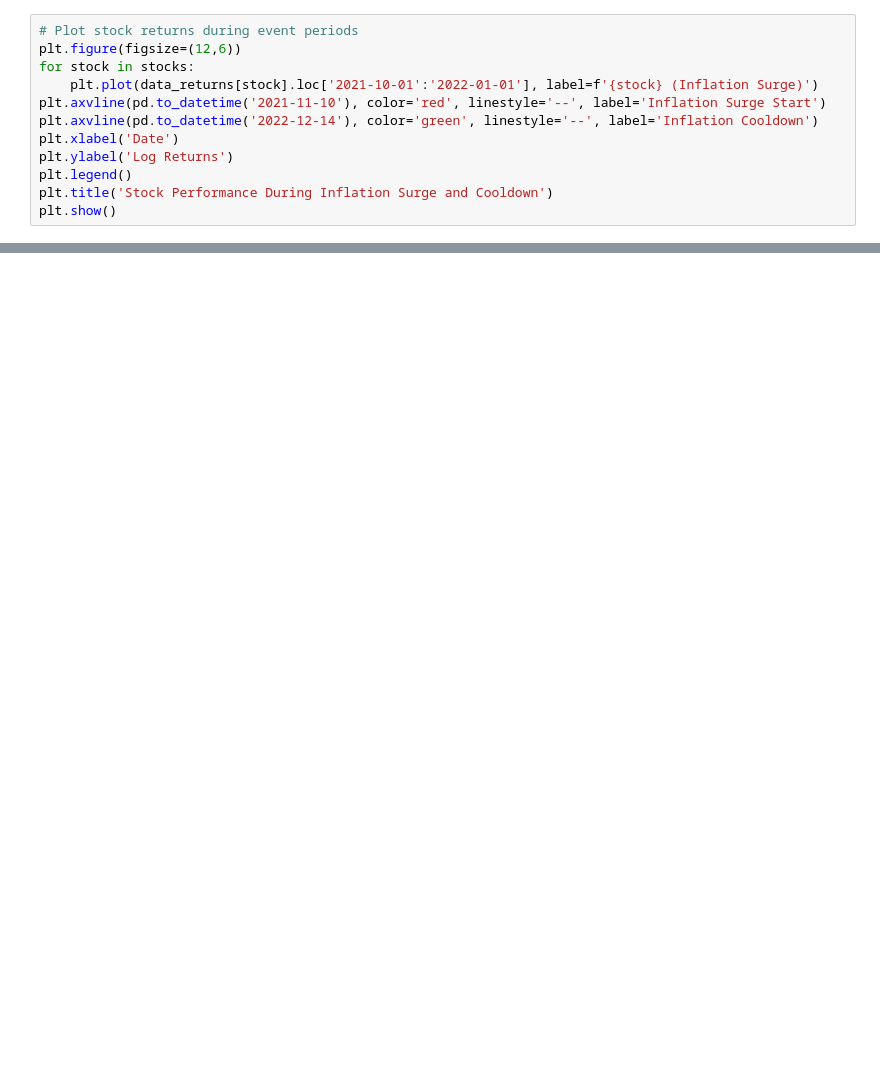
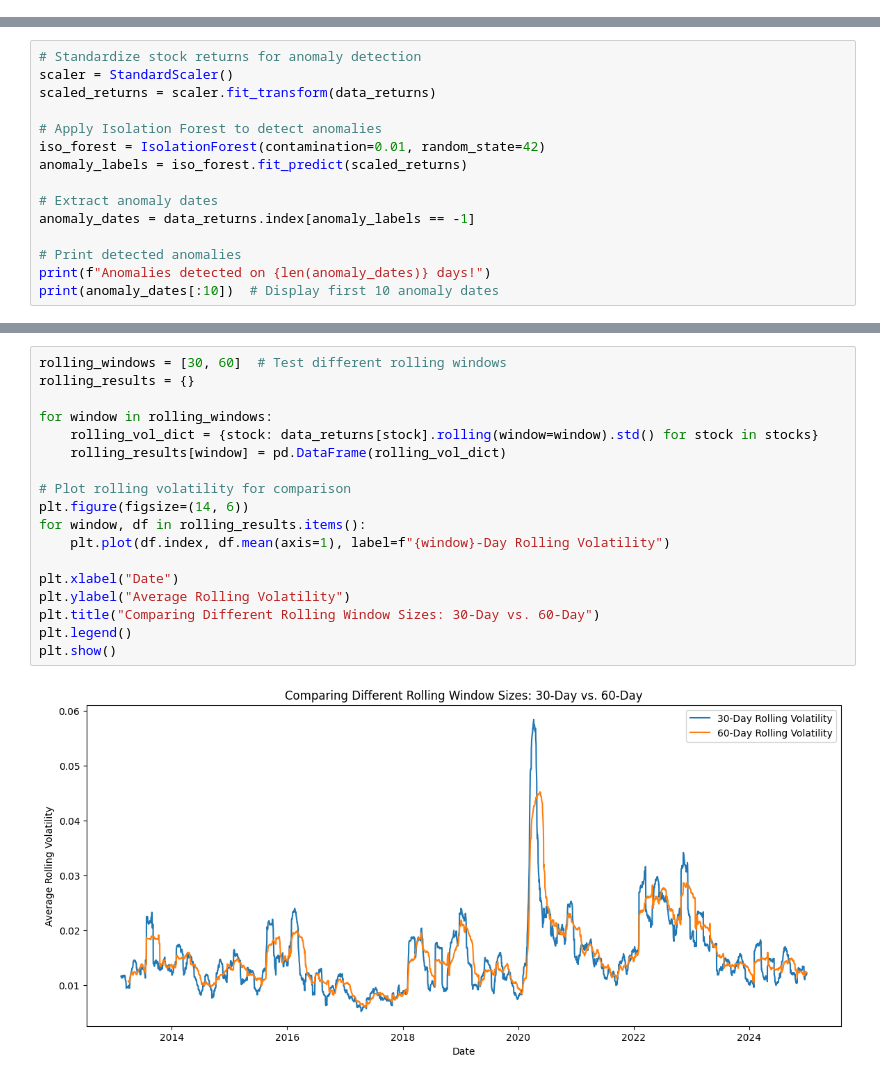
Before and after one commit to JahnaviPatel84/Stock-Analysis-Anomaly-Detection-and-Event-Impact, a Jupyter notebook: 3_Event_Based_Analysis.ipynb, the cells around one changed output, grey strips where cells are left out. Drawn from its saved outputs; the diff is of its cells as text; blank space fills up the shorter version.

```diff
--- a/3_Event_Based_Analysis.ipynb
+++ b/3_Event_Based_Analysis.ipynb
@@ -51,12 +70,0 @@ event_returns.loc[:, 'Event'] = events['Event']
-# %%
-# Plot stock returns during event periods
-plt.figure(figsize=(12,6))
-for stock in stocks:
-    plt.plot(data_returns[stock].loc['2021-10-01':'2022-01-01'], label=f'{stock} (Inflation Surge)')
-plt.axvline(pd.to_datetime('2021-11-10'), color='red', linestyle='--', label='Inflation Surge Start')
-plt.axvline(pd.to_datetime('2022-12-14'), color='green', linestyle='--', label='Inflation Cooldown')
-plt.xlabel('Date')
-plt.ylabel('Log Returns')
-plt.legend()
-plt.title('Stock Performance During Inflation Surge and Cooldown')
-plt.show()
@@ -162,0 +123,15 @@ Date
+# %%
+# Standardize stock returns for anomaly detection
+scaler = StandardScaler()
+scaled_returns = scaler.fit_transform(data_returns)
+
+# Apply Isolation Forest to detect anomalies
+iso_forest = IsolationForest(contamination=0.01, random_state=42)
+anomaly_labels = iso_forest.fit_predict(scaled_returns)
+
+# Extract anomaly dates
+anomaly_dates = data_returns.index[anomaly_labels == -1]
+
+# Print detected anomalies
+print(f"Anomalies detected on {len(anomaly_dates)} days!")
+print(anomaly_dates[:10])  # Display first 10 anomaly dates
@@ -162,0 +286,20 @@ Date
+# %%
+rolling_windows = [30, 60]  # Test different rolling windows
+rolling_results = {}
+
+for window in rolling_windows:
+    rolling_vol_dict = {stock: data_returns[stock].rolling(window=window).std() for stock in stocks}
+    rolling_results[window] = pd.DataFrame(rolling_vol_dict)
+
+# Plot rolling volatility for comparison
+plt.figure(figsize=(14, 6))
+for window, df in rolling_results.items():
+    plt.plot(df.index, df.mean(axis=1), label=f"{window}-Day Rolling Volatility")
+
+plt.xlabel("Date")
+plt.ylabel("Average Rolling Volatility")
+plt.title("Comparing Different Rolling Window Sizes: 30-Day vs. 60-Day")
+plt.legend()
+plt.show()
+# %% [output]
+[figure, added]
```
Also changed, not shown: parts of 26 cells of this notebook.
